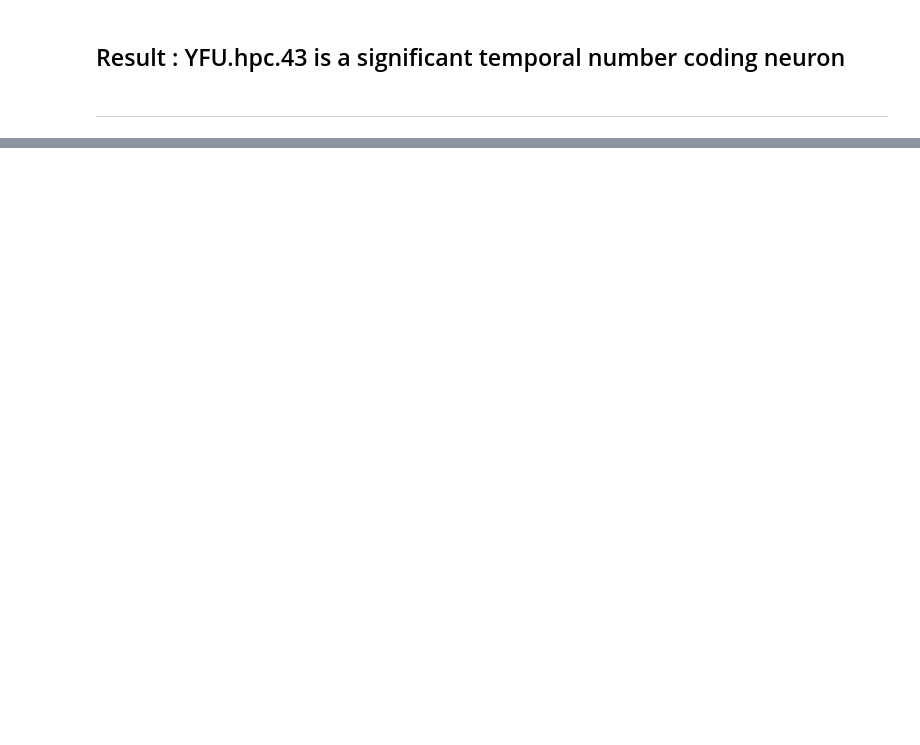
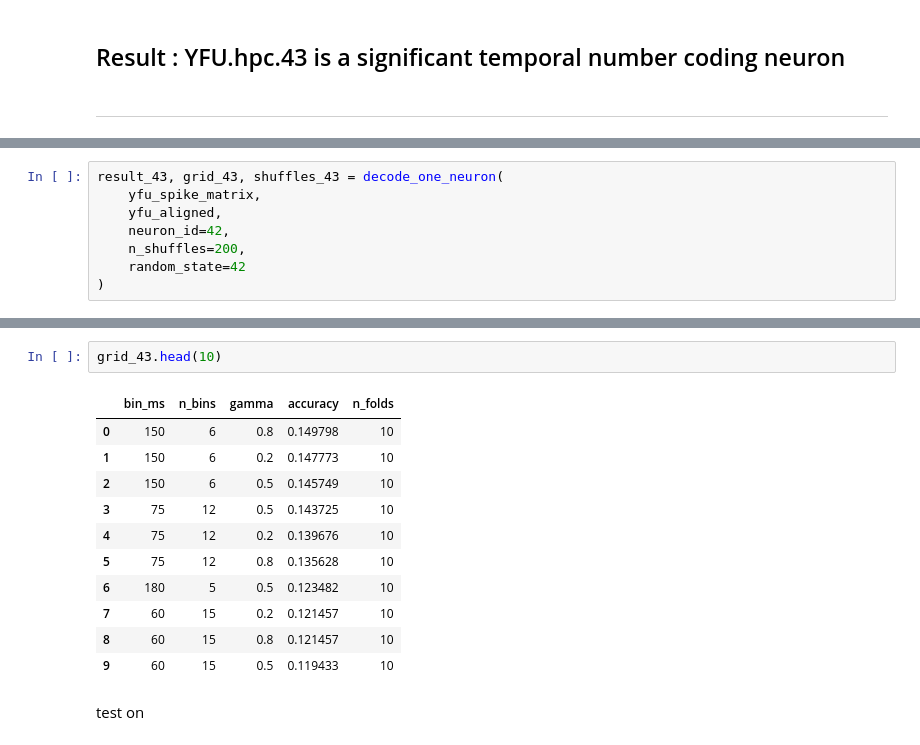
Before and after one commit to Shafiq-Abdu/number-simplex-reproduction, a Jupyter notebook: notebooks/02_arithmetic_spike_anlyse.ipynb, the cells around one changed output, grey strips where cells are left out. Cells and saved outputs as stored; diff of their text form; blank space fills up the shorter version.

```diff
--- a/notebooks/02_arithmetic_spike_anlyse.ipynb
+++ b/notebooks/02_arithmetic_spike_anlyse.ipynb
@@ -2247,0 +2572,8 @@ p = 1 + (1)/ 200  +1 ( that 1 is for including the original data too )
+# %%
+result_43, grid_43, shuffles_43 = decode_one_neuron(
+    yfu_spike_matrix,
+    yfu_aligned,
+    neuron_id=42,
+    n_shuffles=200,
+    random_state=42
+)
@@ -2247,0 +2593,16 @@ p = 1 + (1)/ 200  +1 ( that 1 is for including the original data too )
+# %%
+grid_43.head(10)
+# %% [output]
+|  | bin_ms | n_bins | gamma | accuracy | n_folds |
+| 0 | 150 | 6 | 0.8 | 0.149798 | 10 |
+| 1 | 150 | 6 | 0.2 | 0.147773 | 10 |
+| 2 | 150 | 6 | 0.5 | 0.145749 | 10 |
+| 3 | 75 | 12 | 0.5 | 0.143725 | 10 |
+| 4 | 75 | 12 | 0.2 | 0.139676 | 10 |
+| 5 | 75 | 12 | 0.8 | 0.135628 | 10 |
+| 6 | 180 | 5 | 0.5 | 0.123482 | 10 |
+| 7 | 60 | 15 | 0.2 | 0.121457 | 10 |
+| 8 | 60 | 15 | 0.8 | 0.121457 | 10 |
+| 9 | 60 | 15 | 0.5 | 0.119433 | 10 |
+# %% [markdown]
+test on
```
Also changed, not shown: parts of 11 cells of this notebook.
